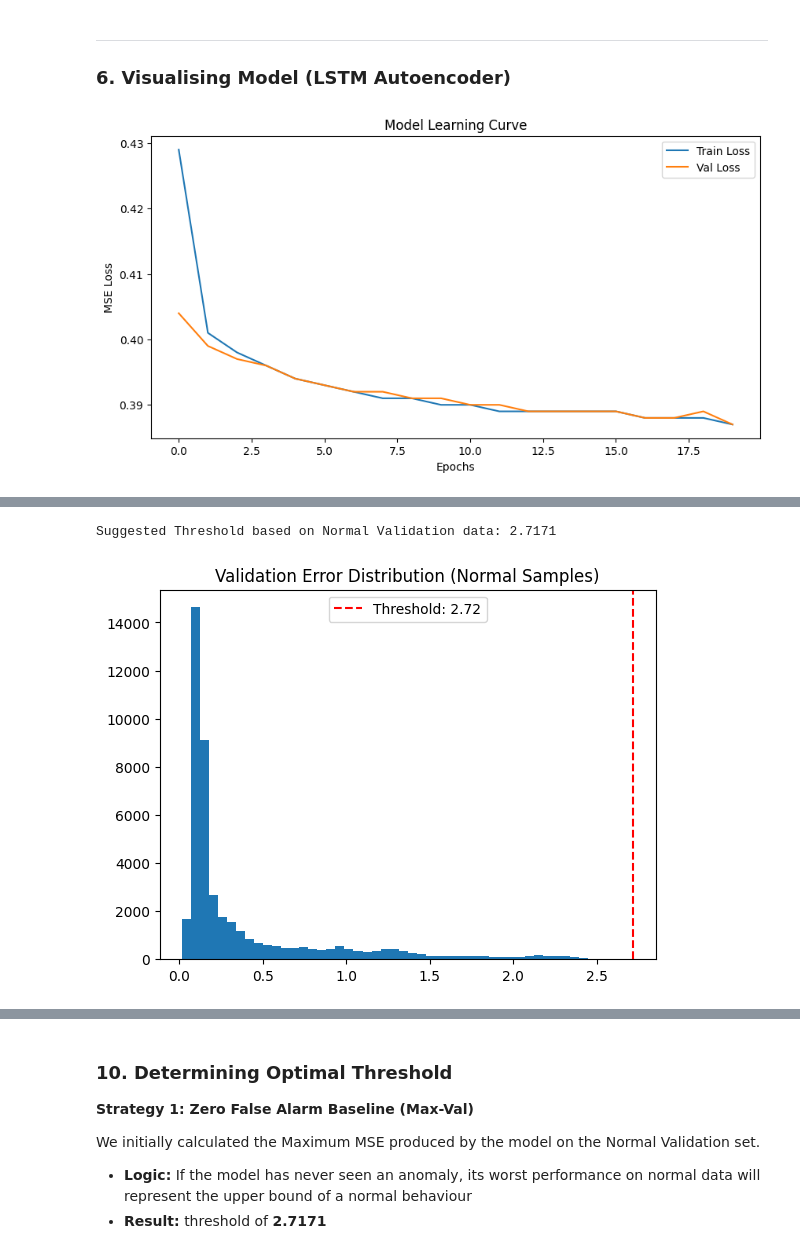
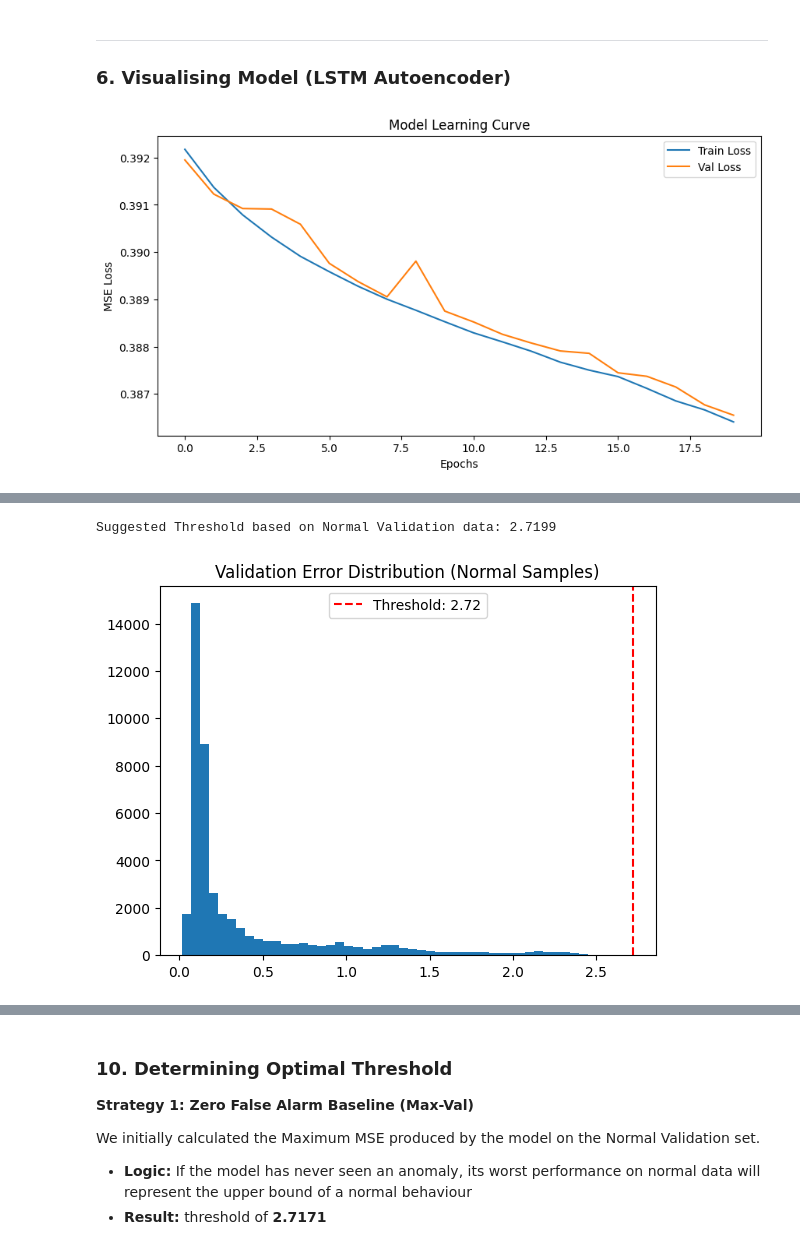
Before and after one commit to furrbeebs/Deep-Learning-Project, a Jupyter notebook: notebooks/model_lstm_autoencoder.ipynb, the cells around one changed output, grey strips where cells are left out. Saved outputs shown, nothing was run; the diff lists cells and outputs as text; code cells hidden in the pictures.

```diff
--- a/notebooks/model_lstm_autoencoder.ipynb
+++ b/notebooks/model_lstm_autoencoder.ipynb
@@ -178,6 +182,18 @@ for epoch in range(epochs):
 
     print(f"Epoch [{epoch+1}/{epochs}] - Train Loss: {epoch_train_loss:.6f} | Val Loss: {epoch_val_loss:.6f}")
 
+# Directory name from model path
+lstm_model_dir = os.path.dirname(LSTMAUTOMODEL_PATH)
+
+# Create directory if it doesnt exist
+os.makedirs(lstm_model_dir, exist_ok=True)
+
+# Save history to JSON
+history_path_lstm = os.path.join(lstm_model_dir, "history.json")
+with open(history_path_lstm, "w") as f:
+    json.dump(history, f)
+
 # Save trained weights for reproducibility
 torch.save(model.state_dict(), LSTMAUTOMODEL_PATH)
-print(f"Finished! Model saved to {LSTMAUTOMODEL_PATH}")
+
+print(f"LSTM Model and history saved successfully in {lstm_model_dir}")
@@ -203,7 +237,7 @@ plt.legend()
 plt.savefig('../figures/lstm_autoencoder/loss_curve.png')
 plt.show()
 # %% [output]
-[figure, old version]
+[figure, new version]
 # %% [markdown]
 ### 7. Analysing the curve
 
@@ -226,24 +263,24 @@ Since an autoencoder outupts a continuous error value (MSE) rather than a probab
 - **Calibration:** Threshold is set based on the maximum error observed in the "Normal" training set to ensure a **zero false alarm** rate which is prioritised for industrial safety.
 # %%
 # Calibration historgram
-test_model.eval()
+model.eval()
 with torch.no_grad():
-    val_recons = test_model(X_val_tensor.to(device))
+    val_recons = model(X_val_tensor.to(device))
     val_errors = torch.mean((val_recons - X_val_tensor.to(device))**2, dim=(1, 2)).cpu().numpy()
 
-# Threshold based on Max validation
+# Threshold based on max validation
 threshold = np.max(val_errors)
 print(f"Suggested Threshold based on Normal Validation data: {threshold:.4f}")
 
 # Save histogram figure
 plt.hist(val_errors, bins=50)
 plt.axvline(x=threshold, color='r', linestyle='--', label=f'Threshold: {threshold:.2f}')
 plt.legend()
 plt.title('Validation Error Distribution (Normal Samples)')
 plt.savefig('../figures/lstm_autoencoder/error_distribution.png')
 # %% [output]
-Suggested Threshold based on Normal Validation data: 2.7171
+Suggested Threshold based on Normal Validation data: 2.7199
-[figure, old version]
+[figure, new version]
 # %% [markdown]
 ### 9. Analysing the histogram
 
```
Also changed, not shown: parts of 4 cells of this notebook.
